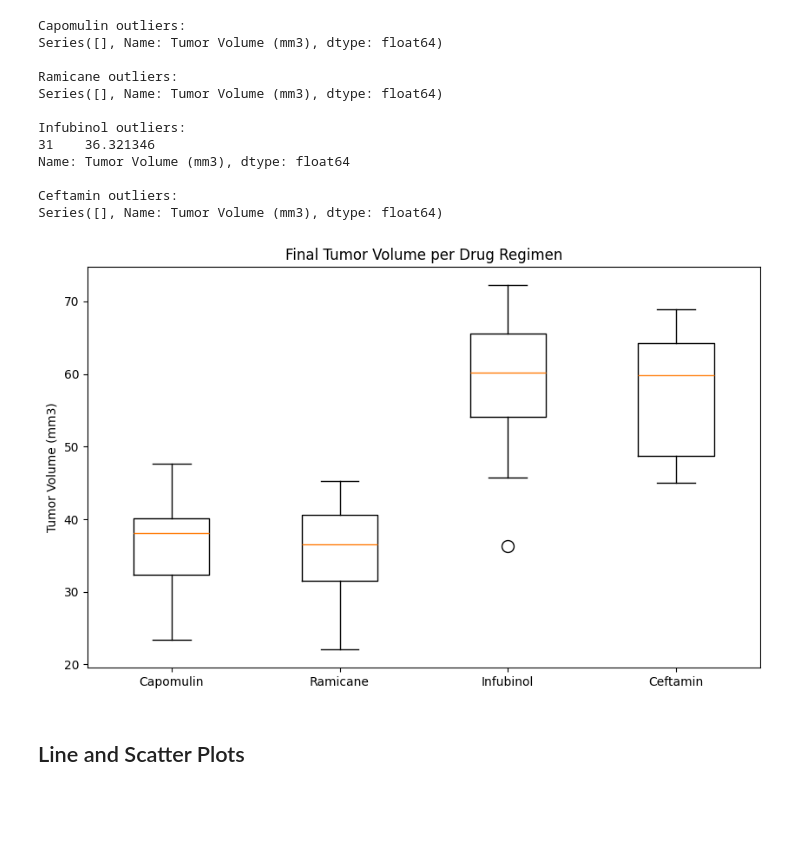
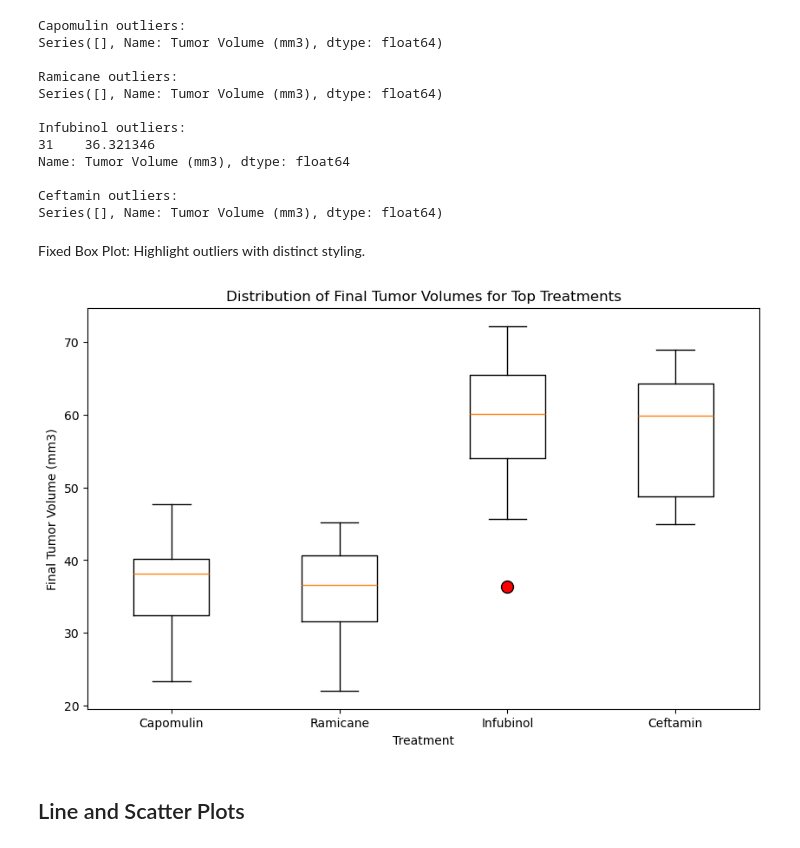
Before and after one commit to ethanshipman/Matplotlib-Challenge, a Jupyter notebook: pymaceuticals_analysis.ipynb, the cells around one changed output. Drawn from its saved outputs; the diff is of its cells as text; code cells hidden in the pictures; blank space fills up the shorter version.

```diff
--- a/pymaceuticals_analysis.ipynb
+++ b/pymaceuticals_analysis.ipynb
@@ -223,15 +228,27 @@ Name: Tumor Volume (mm3), dtype: float64
 
 Ceftamin outliers:
 Series([], Name: Tumor Volume (mm3), dtype: float64)
-# %%
-# Generate a box plot that shows the distribution of the tumor volume for each treatment group.
-plt.figure(figsize=(10, 6))
-plt.boxplot(tumor_volumes, labels=promising_drugs, flierprops=dict(marker='o', color='red', markersize=10))
-plt.title("Final Tumor Volume per Drug Regimen")
-plt.ylabel("Tumor Volume (mm3)")
-plt.show()
-# %% [output]
-[figure, removed]
+# %% [markdown]
+Fixed Box Plot: Highlight outliers with distinct styling.
+# %%
+# Generate a box plot for tumor volumes
+plt.figure(figsize=(10, 6))
+
+# Customize outlier properties
+flierprops = dict(marker='o', markerfacecolor='red', markersize=10, linestyle='none')
+
+# Create the box plot
+plt.boxplot(tumor_volumes, labels=promising_drugs, flierprops=flierprops)
+
+# Add titles and labels
+plt.title("Distribution of Final Tumor Volumes for Top Treatments")
+plt.xlabel("Treatment")
+plt.ylabel("Final Tumor Volume (mm3)")
+
+# Show the plot
+plt.show()
+# %% [output]
+[figure, added]
 # %% [markdown]
 ## Line and Scatter Plots
 # %%
```
Also changed, not shown: parts of 12 cells of this notebook.
